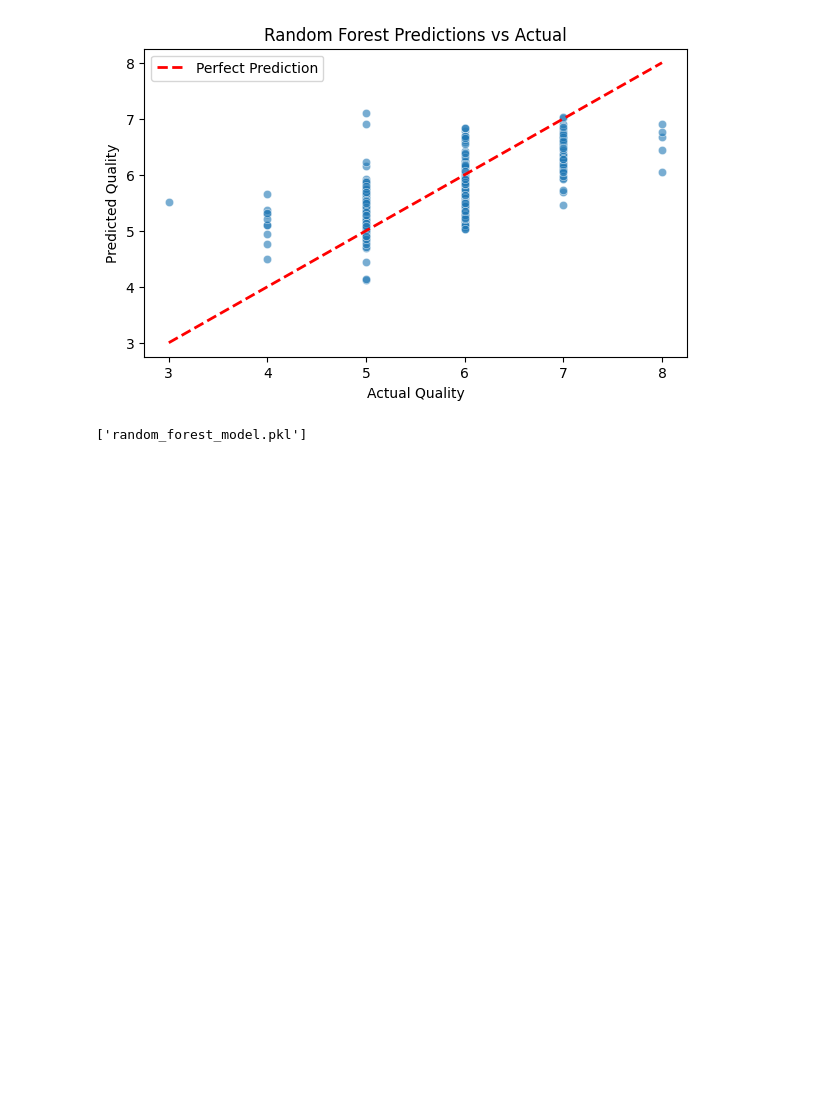
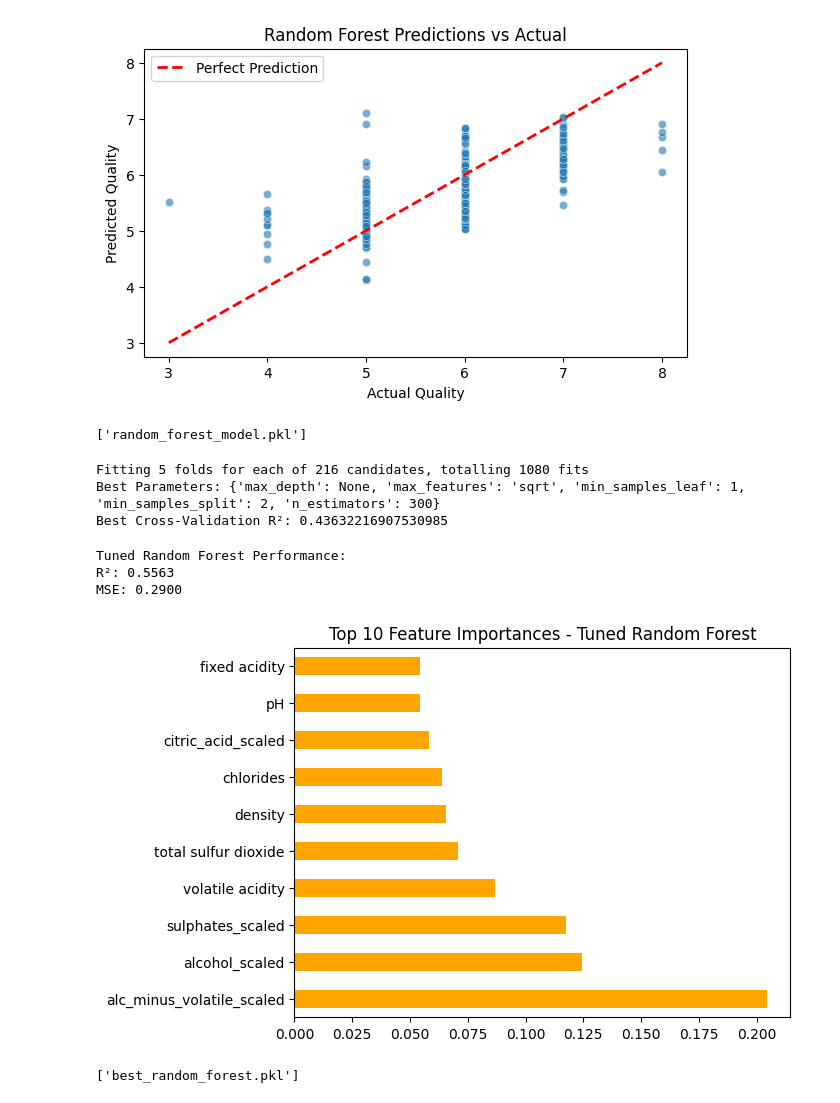
Before and after one commit to Charan1114/project_wine, a Jupyter notebook: notebooks/wine-red-checkpoint-checkpoint.ipynb, the cells around one changed output. Saved outputs shown, nothing was run; the diff lists cells and outputs as text; code cells hidden in the pictures; blank space fills up the shorter version.

Commit message:
final push best_rf model and notebook

```diff
--- a/notebooks/wine-red-checkpoint-checkpoint.ipynb
+++ b/notebooks/wine-red-checkpoint-checkpoint.ipynb
@@ -275,0 +280,59 @@ joblib.dump(rf_model,"random_forest_model.pkl")
+# %%
+rf = RandomForestRegressor(random_state=42)
+
+param_grid = {
+    'n_estimators': [100, 300, 500],
+    'max_depth': [None, 10, 20, 30],
+    'min_samples_split': [2, 5, 10],
+    'min_samples_leaf': [1, 2, 4],
+    'max_features': ['sqrt', 'log2']
+}
+# %%
+grid_rf = GridSearchCV(
+    estimator=rf,
+    param_grid=param_grid,
+    scoring='r2',
+    cv=5,
+    n_jobs=-1,
+    verbose=1
+)
+
+grid_rf.fit(X_train, y_train)
+
+print("Best Parameters:", grid_rf.best_params_)
+print("Best Cross-Validation R²:", grid_rf.best_score_)
+# %% [output]
+Fitting 5 folds for each of 216 candidates, totalling 1080 fits
+Best Parameters: {'max_depth': None, 'max_features': 'sqrt', 'min_samples_leaf': 1, 'min_samples_split': 2, 'n_estimators': 300}
+Best Cross-Validation R²: 0.43632216907530985
+# %%
+best_rf = grid_rf.best_estimator_
+
+y_pred_best_rf = best_rf.predict(X_test)
+
+from sklearn.metrics import mean_squared_error, r2_score
+
+r2_rf_best = r2_score(y_test, y_pred_best_rf)
+mse_rf_best = mean_squared_error(y_test, y_pred_best_rf)
+
+print("Tuned Random Forest Performance:")
+print(f"R²: {r2_rf_best:.4f}")
+print(f"MSE: {mse_rf_best:.4f}")
+# %% [output]
+Tuned Random Forest Performance:
+R²: 0.5563
+MSE: 0.2900
+# %%
+import pandas as pd
+import matplotlib.pyplot as plt
+
+feat_importances = pd.Series(best_rf.feature_importances_, index=X.columns)
+feat_importances.nlargest(10).plot(kind='barh', color='orange')
+plt.title("Top 10 Feature Importances - Tuned Random Forest")
+plt.show()
+# %% [output]
+[figure, added]
+# %%
+joblib.dump(best_rf,"best_random_forest.pkl")
+# %% [output]
+['best_random_forest.pkl']
```
Also changed, not shown: parts of 2 cells of this notebook, 1 other file.
